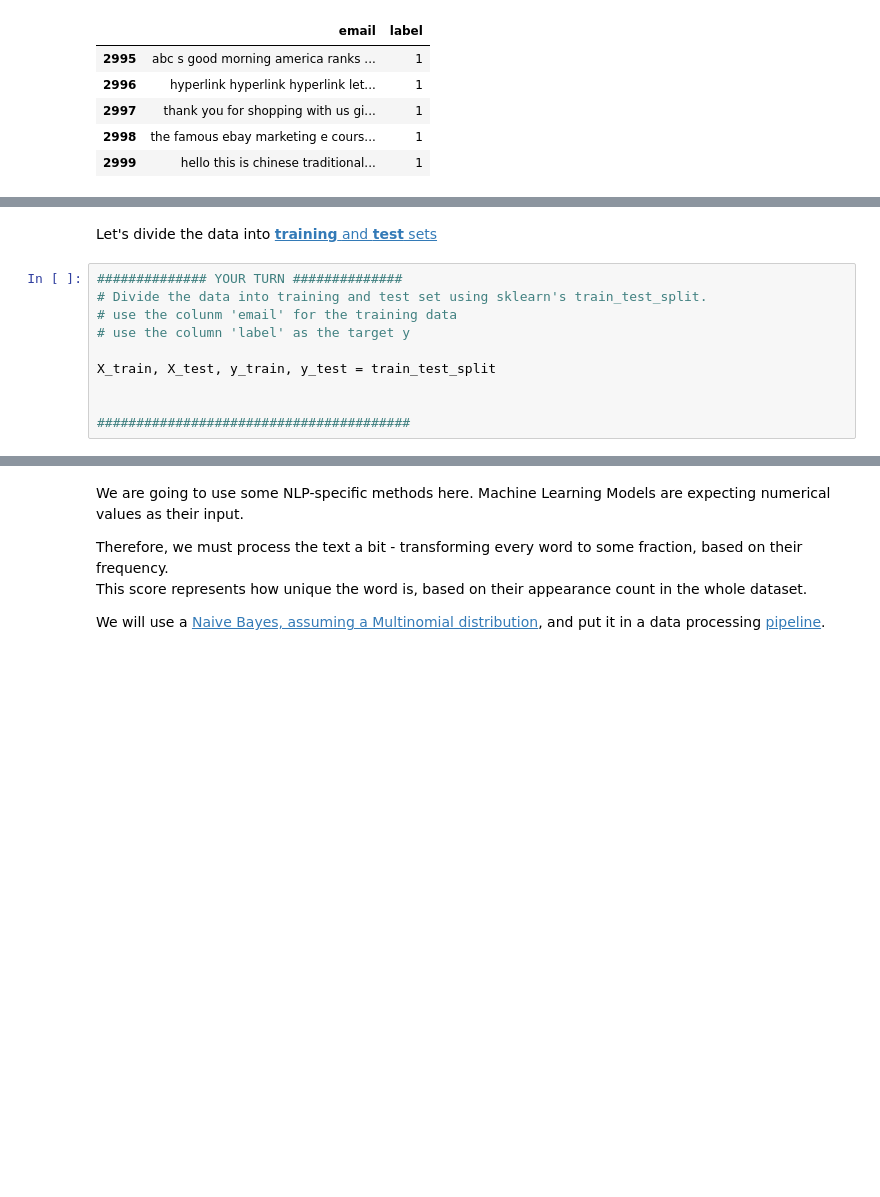
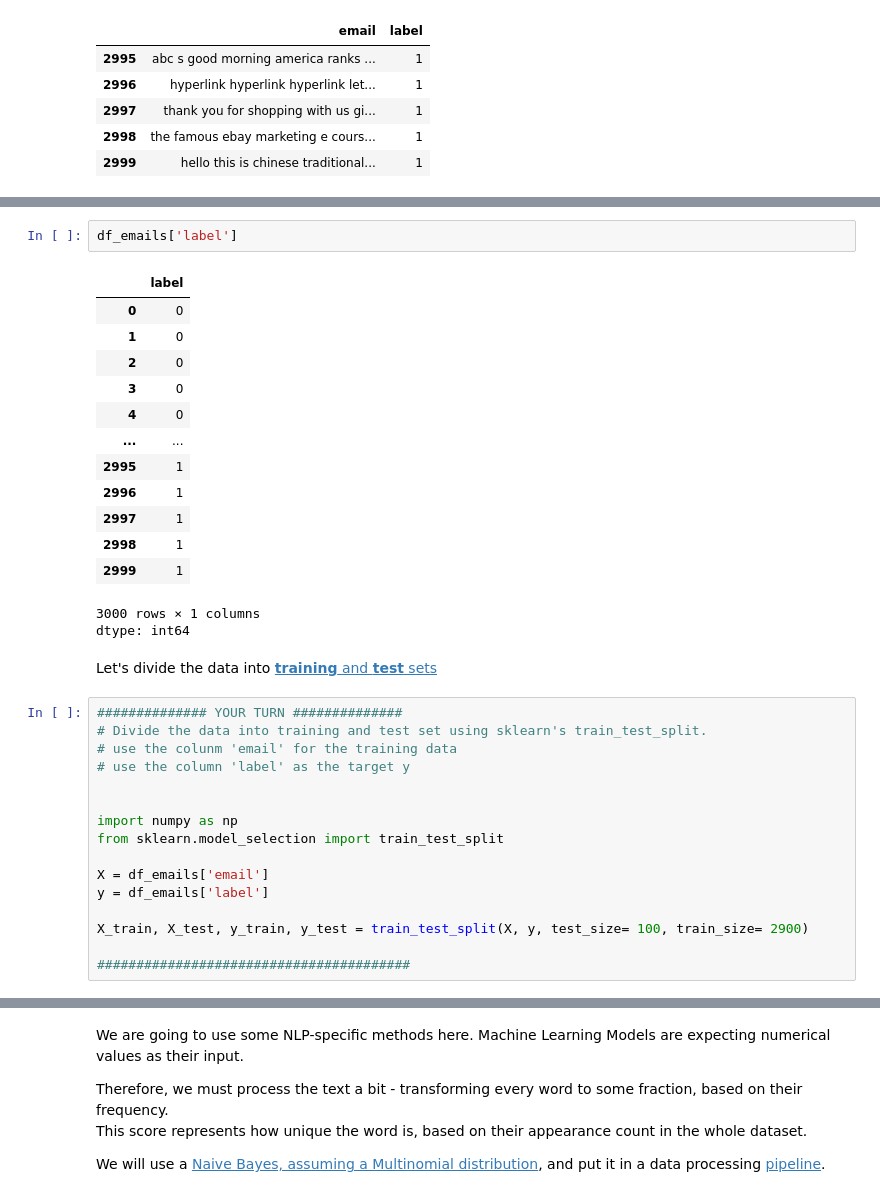
Before and after one commit to Saputoa21/ADS_2024_Saputoa, a Jupyter notebook: 03_Probabelistic_Modeling_Naive_Bayes.ipynb, the cells around one changed output, grey strips where cells are left out. Saved outputs shown, nothing was run; the diff lists cells and outputs as text; blank space fills up the shorter version.

```diff
--- a/03_Probabelistic_Modeling_Naive_Bayes.ipynb
+++ b/03_Probabelistic_Modeling_Naive_Bayes.ipynb
@@ -187,3 +204,20 @@ df_emails.tail()
+# %%
+df_emails['label']
+# %% [output]
+|  | label |
+| 0 | 0 |
+| 1 | 0 |
+| 2 | 0 |
+| 3 | 0 |
+| 4 | 0 |
+| ... | ... |
+| 2995 | 1 |
+| 2996 | 1 |
+| 2997 | 1 |
+| 2998 | 1 |
+| 2999 | 1 |
+3000 rows × 1 columns
+dtype: int64
 # %% [markdown]
 Let's divide the data into [**training** and **test** sets](https://builtin.com/data-science/train-test-split)
 # %%
@@ -192,7 +226,13 @@ Let's divide the data into [**training** and **test** sets](https://builtin.com/
 # use the colunm 'email' for the training data
 # use the column 'label' as the target y
 
-X_train, X_test, y_train, y_test = train_test_split
 
+import numpy as np
+from sklearn.model_selection import train_test_split
+
+X = df_emails['email']
+y = df_emails['label']
+
+X_train, X_test, y_train, y_test = train_test_split(X, y, test_size= 100, train_size= 2900)
 
 ########################################
```
Also changed, not shown: parts of 3 cells of this notebook.
